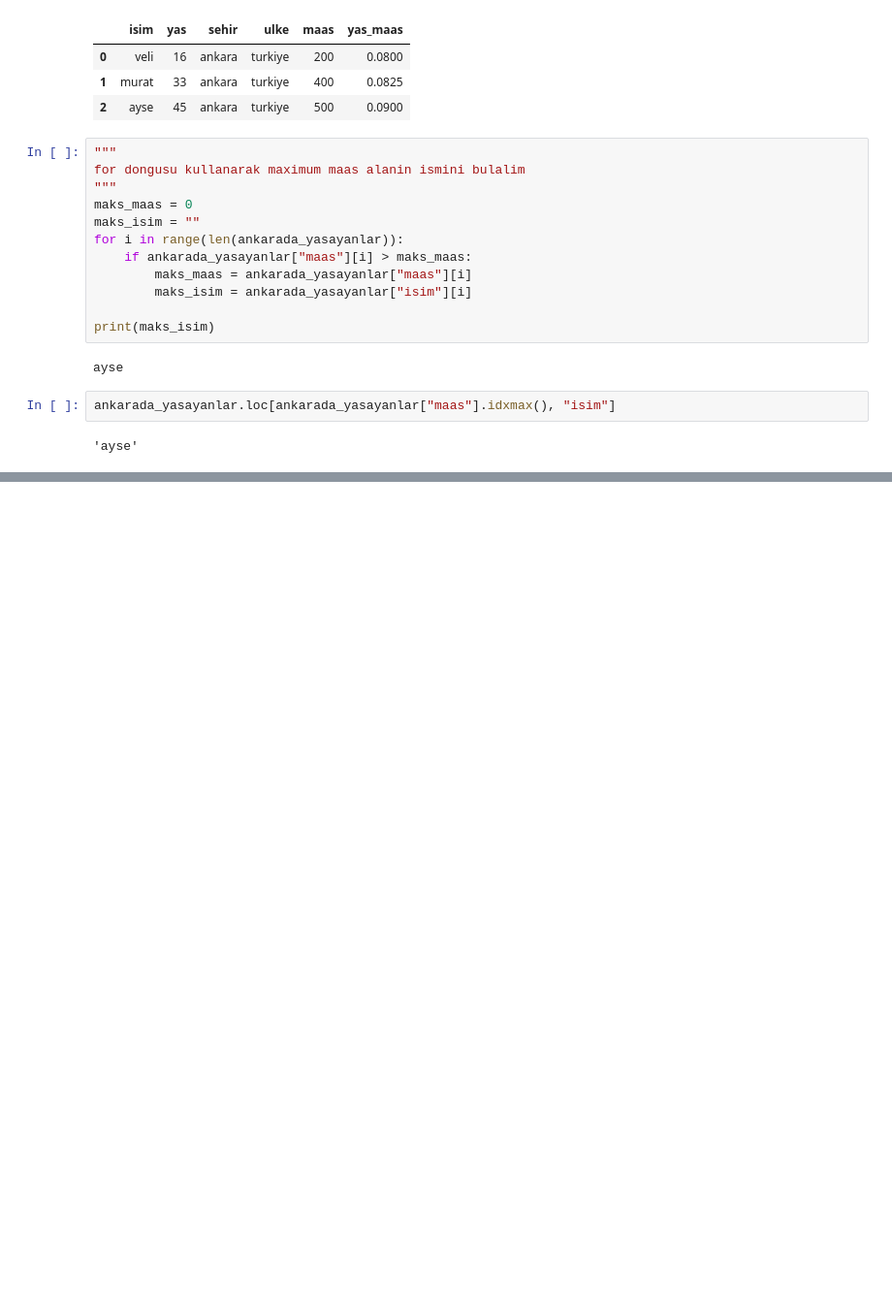
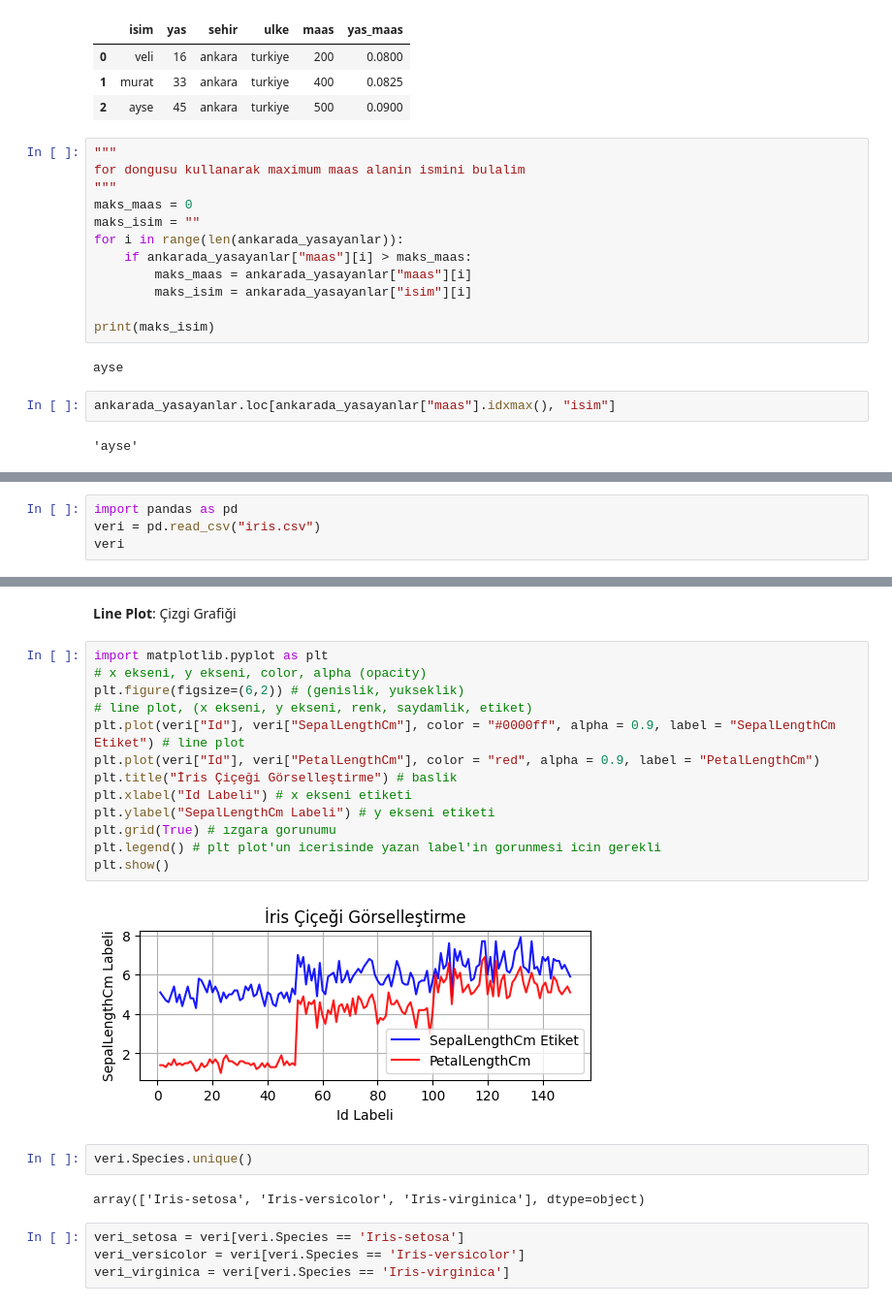
Before and after one commit to senaunalmis/softtech-yapay-zeka-bootcamp, a Jupyter notebook: Pandaslib.ipynb, the cells around one changed output, grey strips where cells are left out. Shown at 97% size. Saved outputs shown, nothing was run; the diff lists cells and outputs as text; blank space fills up the shorter version.

Commit message:
List comprehansion, Matplotlib

```diff
--- a/Pandaslib.ipynb
+++ b/Pandaslib.ipynb
@@ -538,0 +805,4 @@ ankarada_yasayanlar.loc[ankarada_yasayanlar["maas"].idxmax(), "isim"]
+# %%
+import pandas as pd
+veri = pd.read_csv("iris.csv")
+veri
@@ -538,0 +875,25 @@ ankarada_yasayanlar.loc[ankarada_yasayanlar["maas"].idxmax(), "isim"]
+# %% [markdown]
+**Line Plot**: Çizgi Grafiği
+# %%
+import matplotlib.pyplot as plt
+# x ekseni, y ekseni, color, alpha (opacity)
+plt.figure(figsize=(6,2)) # (genislik, yukseklik)
+# line plot, (x ekseni, y ekseni, renk, saydamlik, etiket)
+plt.plot(veri["Id"], veri["SepalLengthCm"], color = "#0000ff", alpha = 0.9, label = "SepalLengthCm Etiket") # line plot
+plt.plot(veri["Id"], veri["PetalLengthCm"], color = "red", alpha = 0.9, label = "PetalLengthCm")
+plt.title("İris Çiçeği Görselleştirme") # baslik
+plt.xlabel("Id Labeli") # x ekseni etiketi
+plt.ylabel("SepalLengthCm Labeli") # y ekseni etiketi
+plt.grid(True) # ızgara gorunumu
+plt.legend() # plt plot'un icerisinde yazan label'in gorunmesi icin gerekli
+plt.show()
+# %% [output]
+[figure, added]
+# %%
+veri.Species.unique()
+# %% [output]
+array(['Iris-setosa', 'Iris-versicolor', 'Iris-virginica'], dtype=object)
+# %%
+veri_setosa = veri[veri.Species == 'Iris-setosa']
+veri_versicolor = veri[veri.Species == 'Iris-versicolor']
+veri_virginica = veri[veri.Species == 'Iris-virginica']
```
Also changed, not shown: parts of 36 cells of this notebook.
